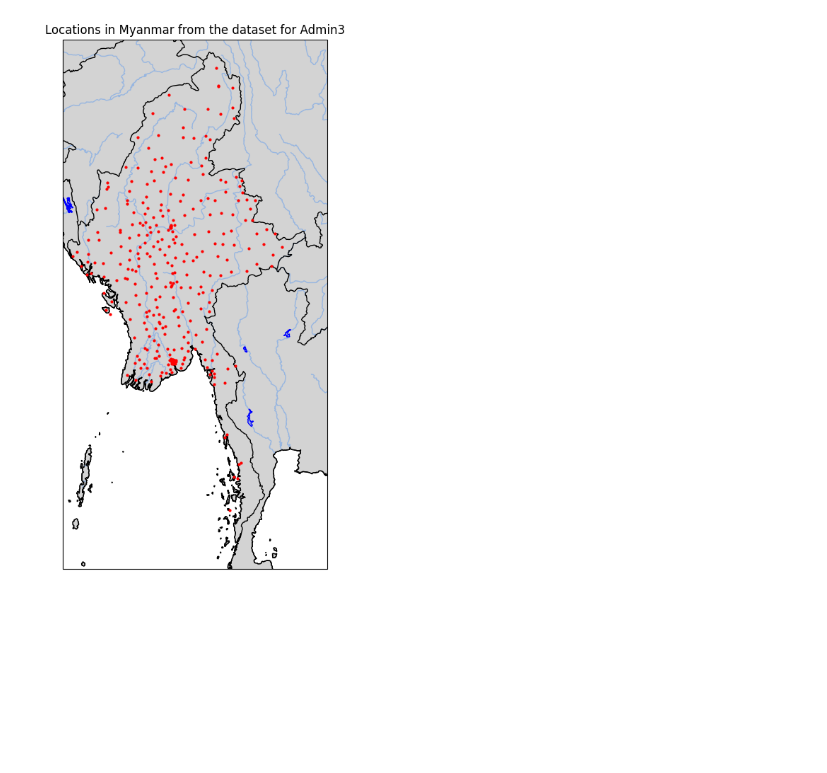
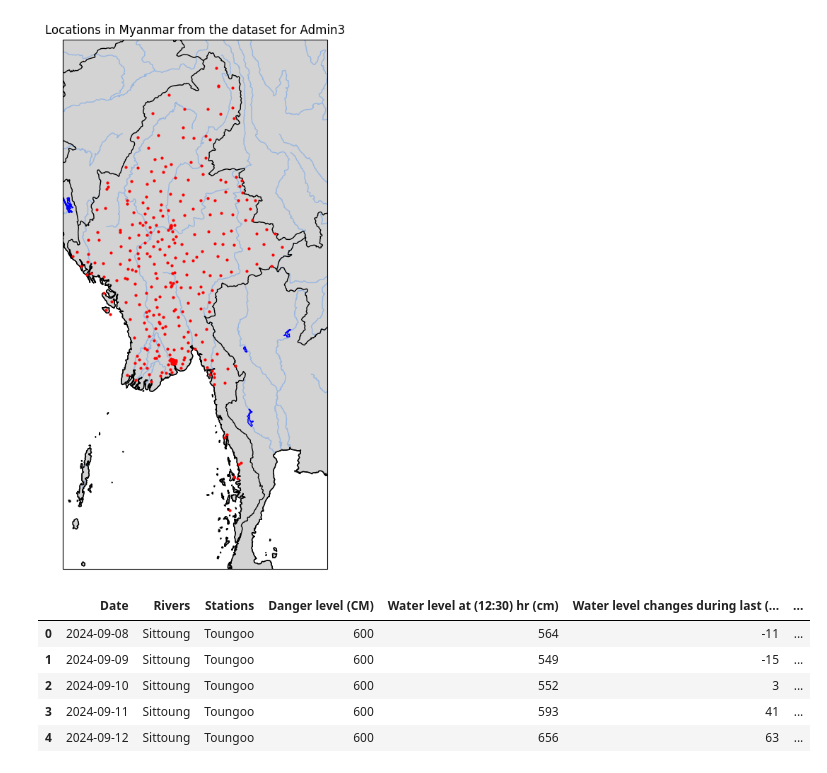
Before and after one commit to kingilsildor/CLS-Individual_Project, a Jupyter notebook: interface_csv.ipynb, the cells around one changed output. Drawn from its saved outputs; the diff is of its cells as text; code cells hidden in the pictures; blank space fills up the shorter version.

```diff
--- a/interface_csv.ipynb
+++ b/interface_csv.ipynb
@@ -71,3 +73,13 @@ map_df = september_df.reset_index()
 create_map(map_df, ADMIN_LEVEL)
 # %% [output]
 [figure]
+# %%
+toungoo_df = pd.read_csv("data/Toungoo_waterlevel.csv", sep=",")
+toungoo_df.head()
+# %% [output]
+|  | Date | Rivers | Stations | Danger level (CM) | Water level at (12:30) hr (cm) | Water level changes during last (... | ... |
+| 0 | 2024-09-08 | Sittoung | Toungoo | 600 | 564 | -11 | ... |
+| 1 | 2024-09-09 | Sittoung | Toungoo | 600 | 549 | -15 | ... |
+| 2 | 2024-09-10 | Sittoung | Toungoo | 600 | 552 | 3 | ... |
+| 3 | 2024-09-11 | Sittoung | Toungoo | 600 | 593 | 41 | ... |
+| 4 | 2024-09-12 | Sittoung | Toungoo | 600 | 656 | 63 | ... |
```
Also changed, not shown: parts of 6 cells of this notebook, 3 other files.
